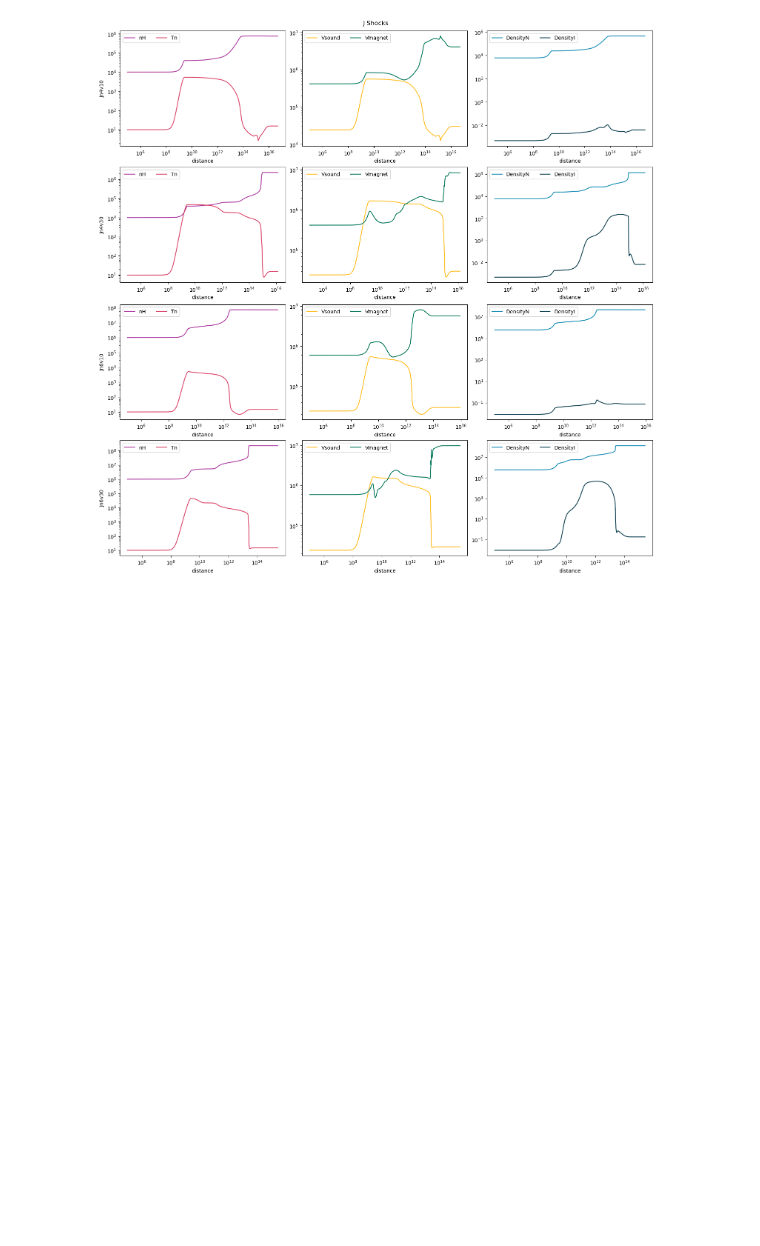
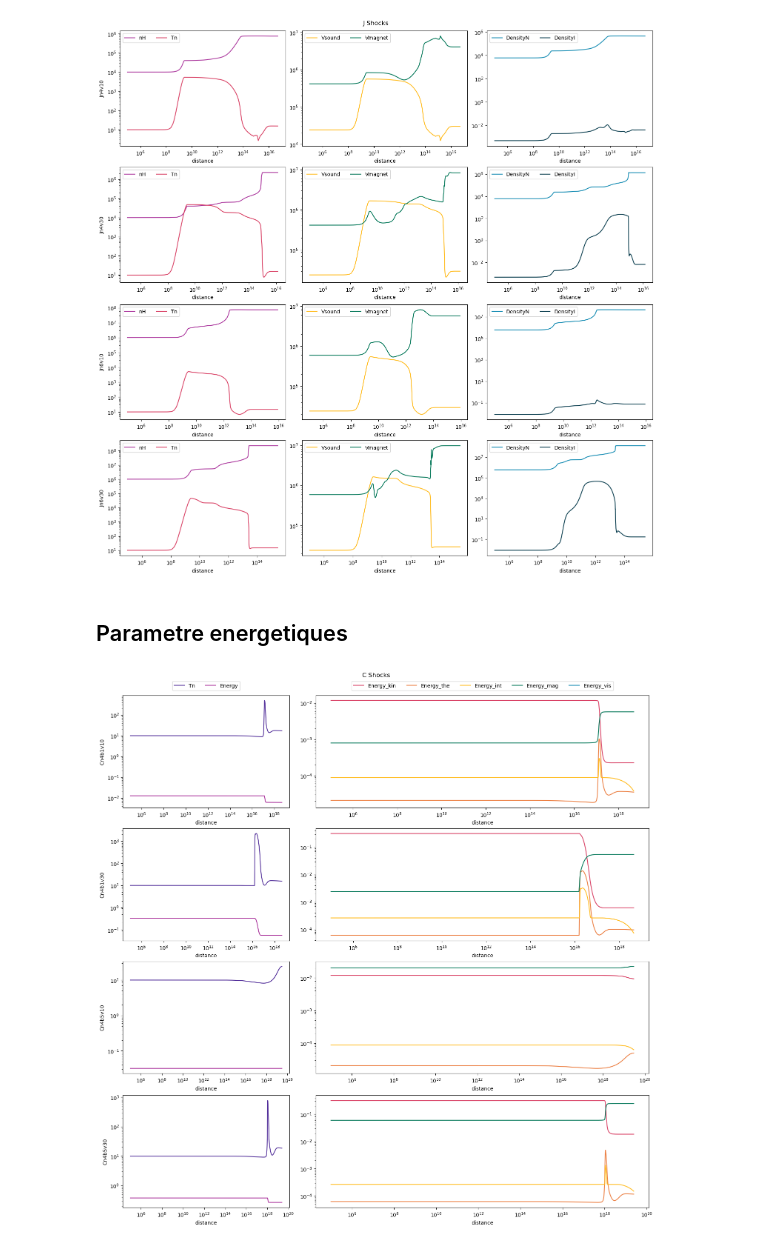
Before and after one commit to georgina-sampson/M04-Shocks, a Jupyter notebook: s06.ipynb, the cells around one changed output. Cells and saved outputs as stored; diff of their text form; code cells hidden in the pictures; blank space fills up the shorter version.

Commit message:
energies

```diff
--- a/s06.ipynb
+++ b/s06.ipynb
@@ -534,3 +534,28 @@ fig.suptitle(f"J Shocks")
 fig.savefig('Jmodels_phys.png')
 # %% [output]
 [figure]
+# %% [markdown]
+## Parametre energetiques
+# %%
+energ=["Tn","Energy","Energy_kin","Energy_the","Energy_int","Energy_mag","Energy_vis"]
+colores=["#54319b","#ab369d","#d94165","#ec7f42","#ffbc1f","#037758","#118ab2","#073b4c"]
+# %%
+fig, axs = plt.subplots(ncols=2,nrows=4,figsize=(15,15), layout='constrained', width_ratios=(1,2))
+for i, model in enumerate(Cmodels):
+    data = Cmodels[model]['energetics']
+    axlin=axs[i]
+
+    for j,jmax,ax in zip(range(2),(2,5),axlin):
+        for k in range(jmax):
+            ax.plot(data["distance"], data[energ[k+2*j]], label=energ[k+2*j], c=colores[k+2*j])
+
+        ax.set_yscale("log")
+        ax.set_xscale("log")
+        ax.set_xlabel("distance")
+        if i==0: ax.legend(loc='upper center',ncols=jmax, bbox_to_anchor=(0.5,1.15))
+
+        if j==0: ax.set_ylabel(model)
+fig.suptitle(f"C Shocks")
+fig.savefig('Cmodels_energ.png')
+# %% [output]
+[figure, added]
```
Also changed, not shown: parts of 1 cell of this notebook, 2 other files.
